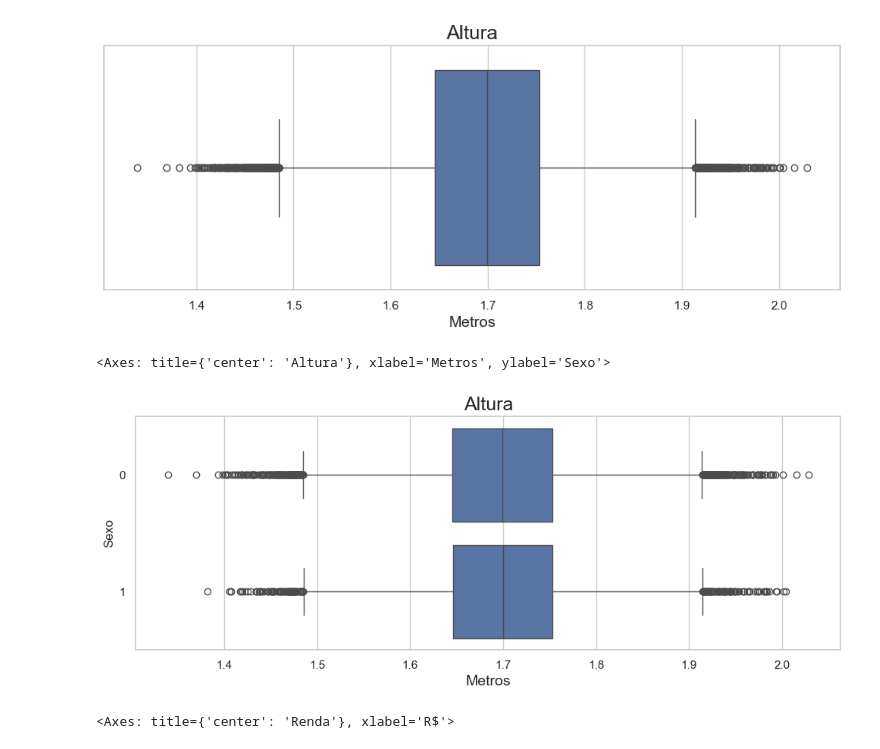
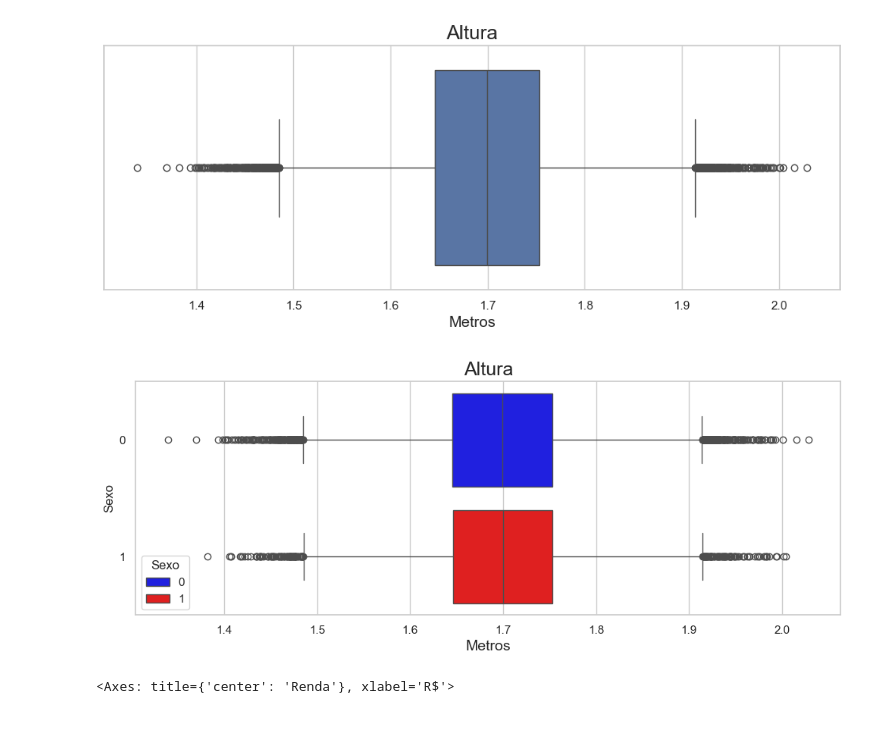
Before and after one commit to nailson13b/Data, a Jupyter notebook: Courses/03_Estatistica_com_Python/03_01_Aulas/Curso_de_Estatística_Parte_1.ipynb, the cells around one changed output. Cells and saved outputs as stored; diff of their text form; code cells hidden in the pictures.

```diff
--- a/Courses/03_Estatistica_com_Python/03_01_Aulas/Curso_de_Estatística_Parte_1.ipynb
+++ b/Courses/03_Estatistica_com_Python/03_01_Aulas/Curso_de_Estatística_Parte_1.ipynb
@@ -1064,14 +1064,18 @@ ax
 <Axes: title={'center': 'Altura'}, xlabel='Metros'>
 [figure]
 # %%
-ax = sns.boxplot(x= 'Altura', y= 'Sexo', data= dados, orient= 'h')
+# Definindo a paleta de cores
+cores = {0: 'blue', 1: 'red'}
+
+# Criando o boxplot com paleta de cores
+ax = sns.boxplot(x='Altura', y='Sexo', data=dados, orient='h', hue='Sexo', palette=cores)
 ax.figure.set_size_inches(12, 4)
-ax.set_title('Altura', fontsize= 18)
-ax.set_xlabel('Metros', fontsize= 14)
-ax
+ax.set_title('Altura', fontsize=18)
+ax.set_xlabel('Metros', fontsize=14)
+
+plt.show()
 # %% [output]
-<Axes: title={'center': 'Altura'}, xlabel='Metros', ylabel='Sexo'>
-[figure, old version]
+[figure, new version]
 # %%
 ax = sns.boxplot( x = 'Renda', data = dados, orient = 'h')
 ax.figure.set_size_inches(12, 4)
```
Also changed, not shown: 1 other file.
